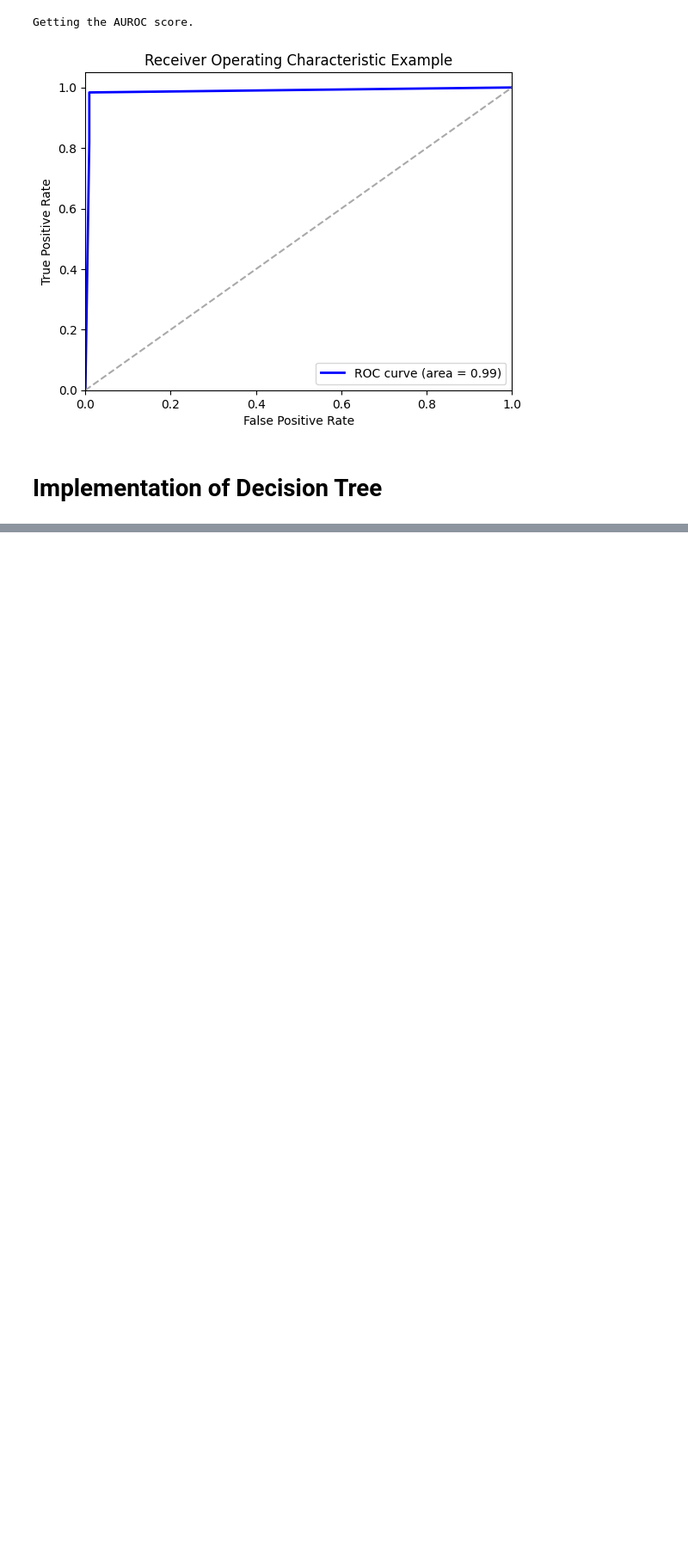
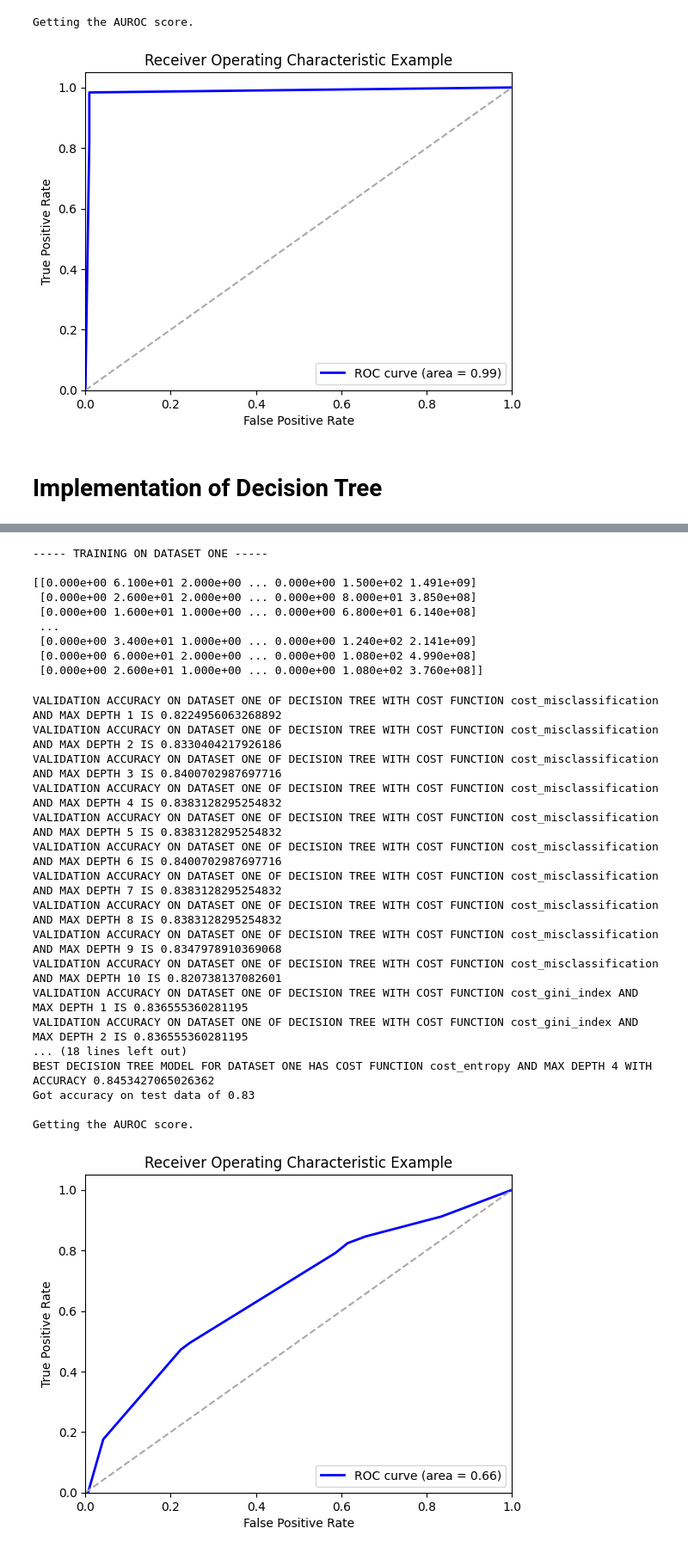
Before and after one commit to chxmberland/comp-551-a1, a Jupyter notebook: 551_group21_a-1.ipynb, the cells around one changed output, grey strips where cells are left out. Shown at 86% size. Saved outputs shown, nothing was run; the diff lists cells and outputs as text; code cells hidden in the pictures; blank space fills up the shorter version.

```diff
--- a/551_group21_a-1.ipynb
+++ b/551_group21_a-1.ipynb
@@ -884,10 +872,9 @@ def evaluate_acc(pred_y, real_y):
 #TRAINING, PARAMETRIZING AND EVALUATION DT ON DATASET ONE
 
 print("\n----- TRAINING ON DATASET ONE -----\n")
-
+print(nhanes)
 dataset_size = nhanes.shape[0]
 num_cols = nhanes.shape[1]
-nhanes = nhanes.to_numpy()
 
 #change float col to int
 nhanes[:, 5] *= 10#.astype(int)
@@ -908,8 +895,7 @@ want_to_select = [True for _ in range(num_cols)]
 #remove ID and age labels from X features
 want_to_select[0] = False
 want_to_select[1] = False
-want_to_select[2] = False
-x, y = nhanes[:,np.array(want_to_select)], nhanes[:,1]
+x, y = nhanes[:,np.array(want_to_select)], nhanes[:,0]
 
 x_train, y_train = x[inds[:train_size]], y[inds[:train_size]]
 x_validate, y_validate = x[inds[train_size:train_size+validate_size]], y[inds[train_size:train_size+validate_size]]
@@ -968,33 +954,61 @@ print(f'BEST DECISION TREE MODEL FOR DATASET ONE HAS COST FUNCTION {max_accuracy
 # Testing with test data
 model = DecisionTree(max_depth=max_accuracy_max_depth, cost_fn=max_accuracy_function)
 
 # Training the model
 model.fit(x_train, y_train)
 
 # Predicting labels
 probabilities = [x[1] for x in model.predict(x_test)]
 
 # Checking the prediction accuracy with a threshold of 0.5
 accuracy, _ = model.evaluate_threshold_acc(probabilities, y_test, 0.5)
 print("Got accuracy on test data of " + str(round(accuracy, 2)))
 
 # Computing AUROC
 print("\nGetting the AUROC score.")
 fpr, tpr, thresholds = skm.roc_curve(y_test, probabilities)
 # Compute AUC
 auc = skm.roc_auc_score(y_test, probabilities)
 
 # Plotting
 plt.figure()
 plt.plot(fpr, tpr, color='blue', lw=2, label='ROC curve (area = %0.2f)' % auc)
 plt.plot([0, 1], [0, 1], color='darkgrey', linestyle='--')
 plt.xlim([0.0, 1.0])
 plt.ylim([0.0, 1.05])
 plt.xlabel('False Positive Rate')
 plt.ylabel('True Positive Rate')
 plt.title('Receiver Operating Characteristic Example')
 plt.legend(loc="lower right")
 plt.show()
+# %% [output]
+----- TRAINING ON DATASET ONE -----
+
+[[0.000e+00 6.100e+01 2.000e+00 ... 0.000e+00 1.500e+02 1.491e+09]
+ [0.000e+00 2.600e+01 2.000e+00 ... 0.000e+00 8.000e+01 3.850e+08]
+ [0.000e+00 1.600e+01 1.000e+00 ... 0.000e+00 6.800e+01 6.140e+08]
+ ...
+ [0.000e+00 3.400e+01 1.000e+00 ... 0.000e+00 1.240e+02 2.141e+09]
+ [0.000e+00 6.000e+01 2.000e+00 ... 0.000e+00 1.080e+02 4.990e+08]
+ [0.000e+00 2.600e+01 1.000e+00 ... 0.000e+00 1.080e+02 3.760e+08]]
+VALIDATION ACCURACY ON DATASET ONE OF DECISION TREE WITH COST FUNCTION cost_misclassification AND MAX DEPTH 1 IS 0.8224956063268892
+VALIDATION ACCURACY ON DATASET ONE OF DECISION TREE WITH COST FUNCTION cost_misclassification AND MAX DEPTH 2 IS 0.8330404217926186
+VALIDATION ACCURACY ON DATASET ONE OF DECISION TREE WITH COST FUNCTION cost_misclassification AND MAX DEPTH 3 IS 0.8400702987697716
+VALIDATION ACCURACY ON DATASET ONE OF DECISION TREE WITH COST FUNCTION cost_misclassification AND MAX DEPTH 4 IS 0.8383128295254832
+VALIDATION ACCURACY ON DATASET ONE OF DECISION TREE WITH COST FUNCTION cost_misclassification AND MAX DEPTH 5 IS 0.8383128295254832
+VALIDATION ACCURACY ON DATASET ONE OF DECISION TREE WITH COST FUNCTION cost_misclassification AND MAX DEPTH 6 IS 0.8400702987697716
+VALIDATION ACCURACY ON DATASET ONE OF DECISION TREE WITH COST FUNCTION cost_misclassification AND MAX DEPTH 7 IS 0.8383128295254832
+VALIDATION ACCURACY ON DATASET ONE OF DECISION TREE WITH COST FUNCTION cost_misclassification AND MAX DEPTH 8 IS 0.8383128295254832
+VALIDATION ACCURACY ON DATASET ONE OF DECISION TREE WITH COST FUNCTION cost_misclassification AND MAX DEPTH 9 IS 0.8347978910369068
+VALIDATION ACCURACY ON DATASET ONE OF DECISION TREE WITH COST FUNCTION cost_misclassification AND MAX DEPTH 10 IS 0.820738137082601
+VALIDATION ACCURACY ON DATASET ONE OF DECISION TREE WITH COST FUNCTION cost_gini_index AND MAX DEPTH 1 IS 0.836555360281195
+VALIDATION ACCURACY ON DATASET ONE OF DECISION TREE WITH COST FUNCTION cost_gini_index AND MAX DEPTH 2 IS 0.836555360281195
+... (18 lines left out)
+BEST DECISION TREE MODEL FOR DATASET ONE HAS COST FUNCTION cost_entropy AND MAX DEPTH 4 WITH ACCURACY 0.8453427065026362
+Got accuracy on test data of 0.83
+
+Getting the AUROC score.
+[figure, added]
 # %%
 #TRAINING, PARAMETRIZING AND EVALUATION DT ON DATASET TWO
 
```
Also changed, not shown: parts of 5 cells of this notebook.
